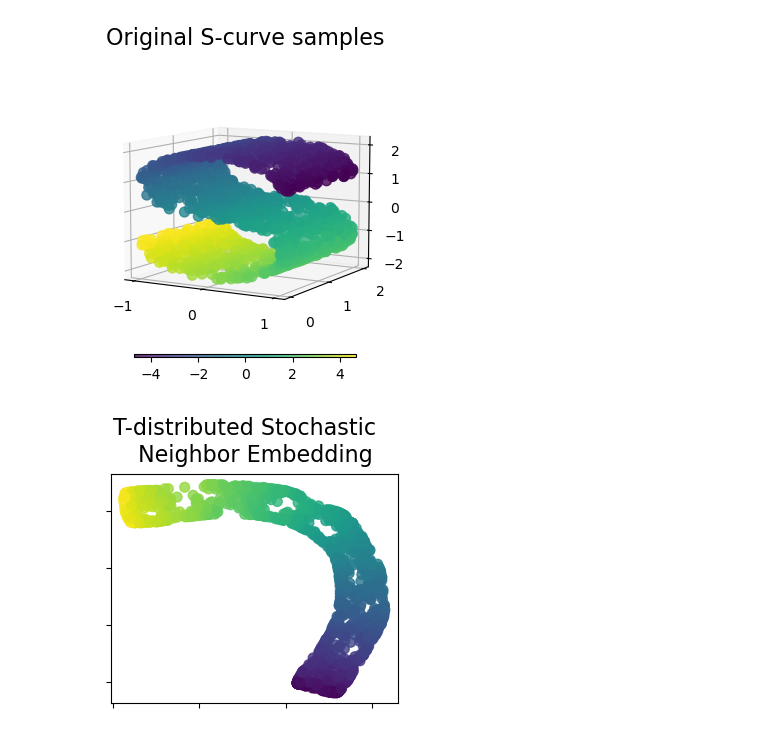
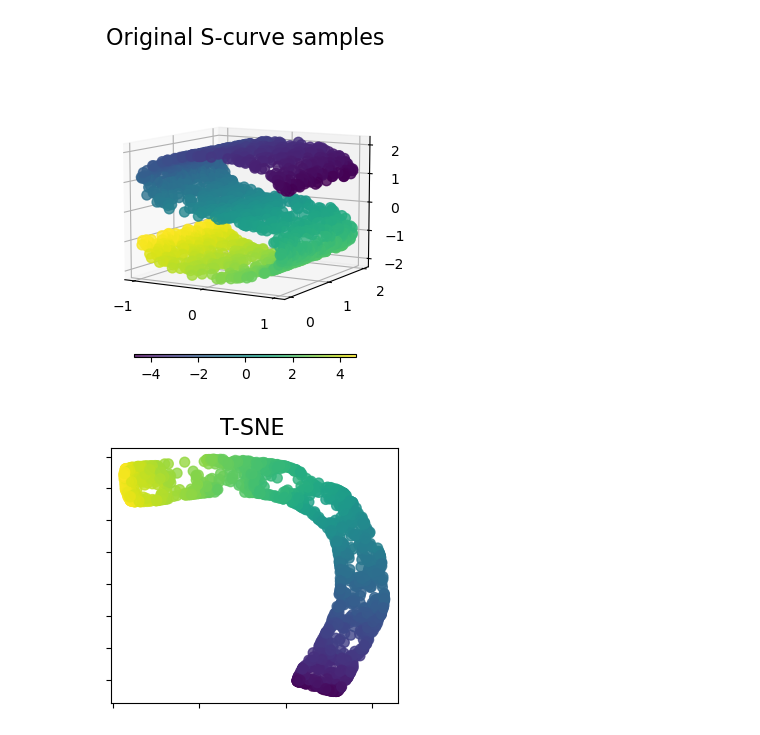
Before and after one commit to seccobenedetto/coding_tutorials, a Jupyter notebook: machine_learning_01_dim_reduction.ipynb, the cells around one changed output. Drawn from its saved outputs; the diff is of its cells as text; code cells hidden in the pictures.

```diff
--- a/dimensionality_reduction.ipynb
+++ b/machine_learning_01_dim_reduction.ipynb
@@ -317,16 +352,9 @@ plot_3d(S_points, S_color, "Original S-curve samples")
 # %% [output]
 [figure]
 # %%
+model = manifold.TSNE(n_components=2, perplexity=30, init="random", max_iter=250, random_state=0,)
+result = model.fit_transform(S_points)
 
-t_sne = manifold.TSNE(
-    n_components=n_components,
-    perplexity=30,
-    init="random",
-    max_iter=250,
-    random_state=0,
-)
-S_t_sne = t_sne.fit_transform(S_points)
-
-plot_2d(S_t_sne, S_color, "T-SNE")
+plot_2d(result, S_color, "T-SNE")
 # %% [output]
-[figure, old version]
+[figure, new version]
```
Also changed, not shown: parts of 4 cells of this notebook.
